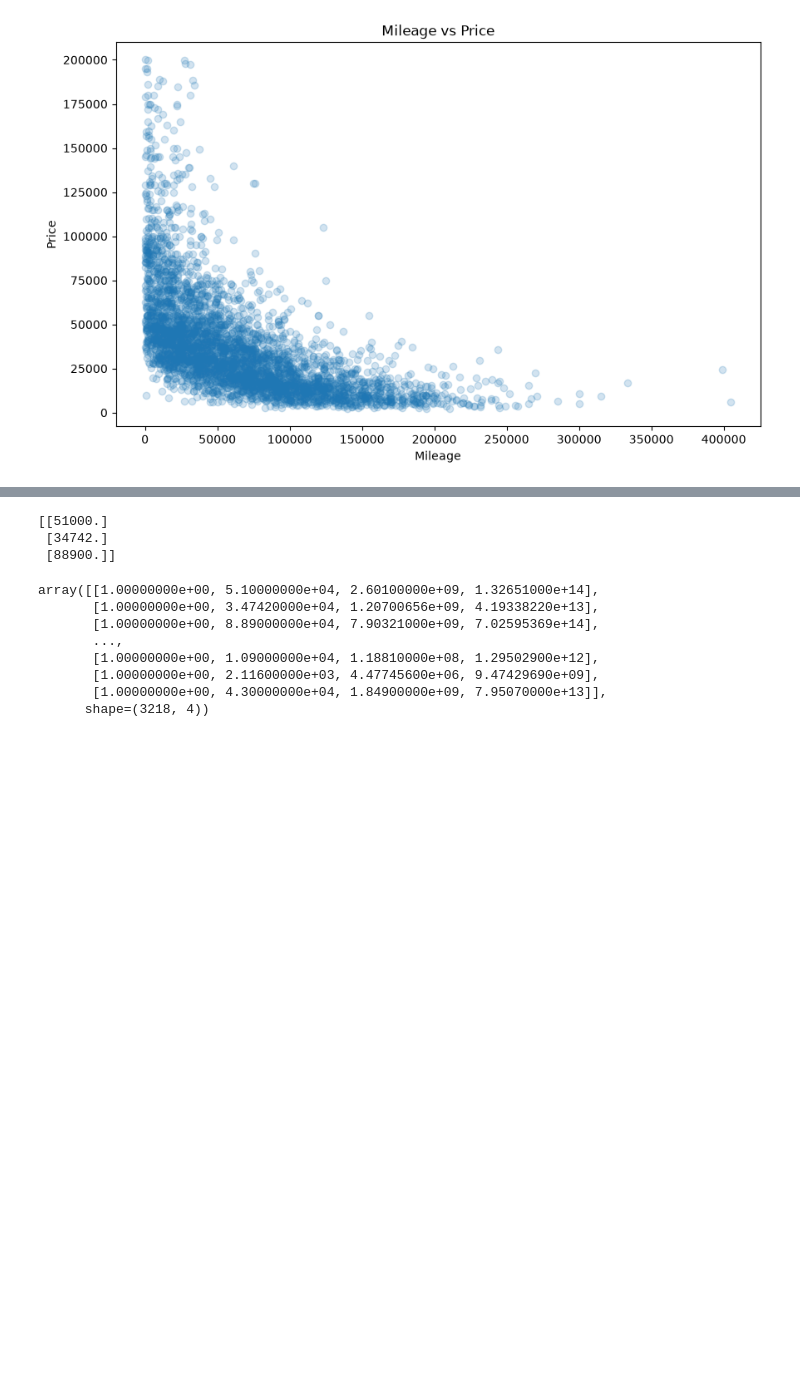
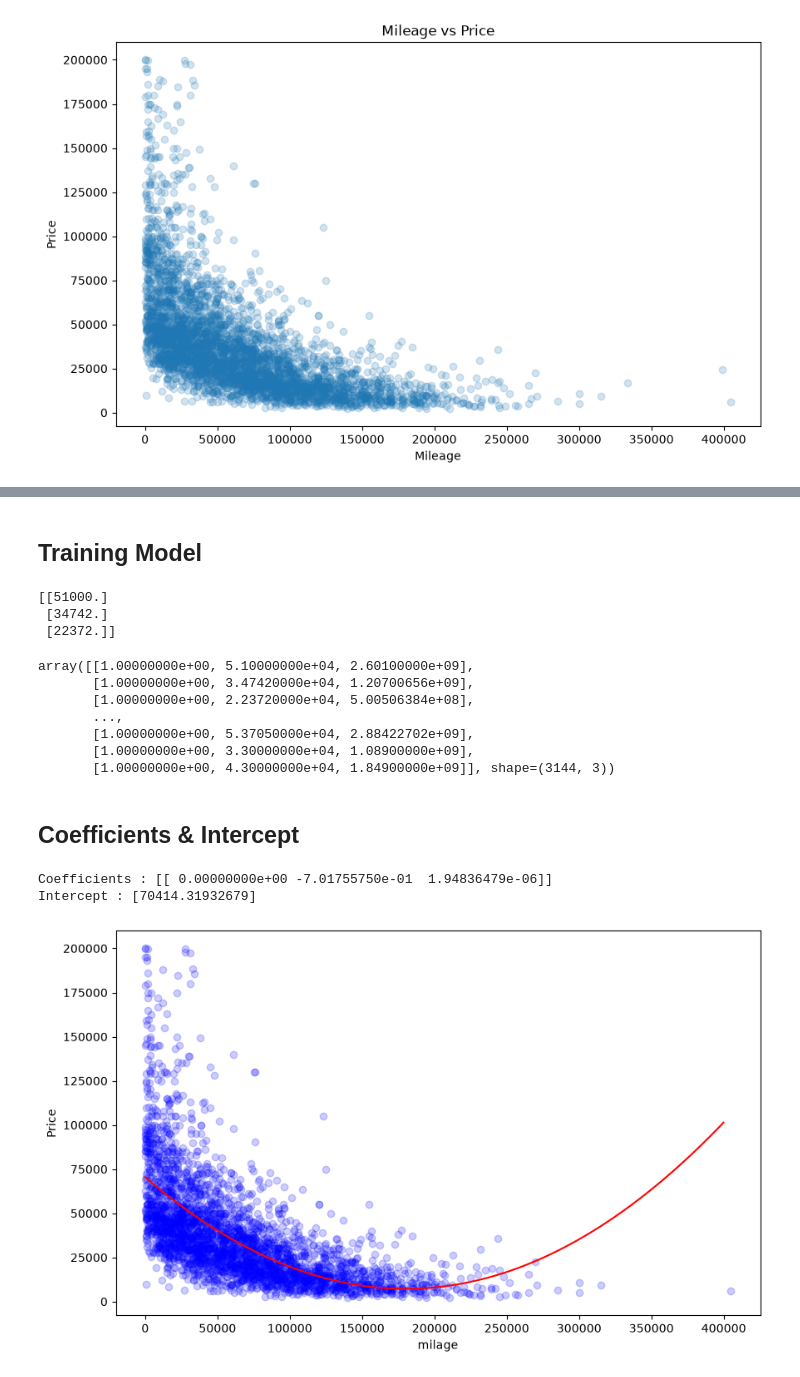
Before and after one commit to Mobin-Madadi/car-price-prediction-ml, a Jupyter notebook: notebooks/car_price_prediction.ipynb, the cells around one changed output, grey strips where cells are left out. Drawn from its saved outputs; the diff is of its cells as text; code cells hidden in the pictures; blank space fills up the shorter version.

Commit message:
Created First Polynomial

```diff
--- a/notebooks/car_price_prediction.ipynb
+++ b/notebooks/car_price_prediction.ipynb
@@ -42,9 +42,13 @@ df['milage'] = df['milage'].str.replace(',' , '').str.replace('mi.' , '').astype
 
 df['price'] = df['price'].str.replace('$' , '').str.replace(',' , '').astype(float)
 
+
+df = df[df["price"] <= 200000].copy()
 des_price = cdf['price'].describe()
 des_milage = cdf['milage'].describe()
+
+# For model
+
 print(des_price)
 print(des_milage)
-cdf_plot = cdf[cdf['price'] < 200000]
 # %% [output]
@@ -66,7 +81,9 @@ plt.show()
 # %%
 msk = np.random.rand(len(df)) < 0.8
-train = cdf[msk]
-test = cdf[~msk]
+train = df[msk]
+test = df[~msk]
+# %% [markdown]
+## Training Model
 # %%
 from sklearn.preprocessing import PolynomialFeatures
 from sklearn import linear_model
@@ -79,19 +96,44 @@ test_y = np.asanyarray(test[['price']])
 
 print(train_x[:3])
 
-poly = PolynomialFeatures(degree = 3)
+poly = PolynomialFeatures(degree = 2)
 
 train_x_poly = poly.fit_transform(train_x)
 train_x_poly
 # %% [output]
 [[51000.]
  [34742.]
- [88900.]]
+ [22372.]]
-array([[1.00000000e+00, 5.10000000e+04, 2.60100000e+09, 1.32651000e+14],
-       [1.00000000e+00, 3.47420000e+04, 1.20700656e+09, 4.19338220e+13],
-       [1.00000000e+00, 8.89000000e+04, 7.90321000e+09, 7.02595369e+14],
+array([[1.00000000e+00, 5.10000000e+04, 2.60100000e+09],
+       [1.00000000e+00, 3.47420000e+04, 1.20700656e+09],
+       [1.00000000e+00, 2.23720000e+04, 5.00506384e+08],
        ...,
-       [1.00000000e+00, 1.09000000e+04, 1.18810000e+08, 1.29502900e+12],
-       [1.00000000e+00, 2.11600000e+03, 4.47745600e+06, 9.47429690e+09],
-       [1.00000000e+00, 4.30000000e+04, 1.84900000e+09, 7.95070000e+13]],
-      shape=(3218, 4))
+       [1.00000000e+00, 5.37050000e+04, 2.88422702e+09],
+       [1.00000000e+00, 3.30000000e+04, 1.08900000e+09],
+       [1.00000000e+00, 4.30000000e+04, 1.84900000e+09]], shape=(3144, 3))
+# %% [markdown]
+## Coefficients & Intercept
+# %%
+clf = linear_model.LinearRegression()
+train_y_ = clf.fit(train_x_poly , train_y)
+
+print('Coefficients :' , clf.coef_)
+print('Intercept :' , clf.intercept_)
+# %% [output]
+Coefficients : [[ 0.00000000e+00 -7.01755750e-01  1.94836479e-06]]
+Intercept : [70414.31932679]
+# %%
+plt.figure(figsize = (10 , 6))
+
+plt.scatter(train.milage , train.price , color = 'blue' , alpha = 0.2)
+
+XX = np.arange(0 , 400000 , 100)
+YY = clf.intercept_[0] + clf.coef_[0][1] * train.milage + clf.coef_[0][2] * np.power(train.milage , 2)
+
+plt.plot(XX , YY , 'r-')
+plt.ylabel('Price')
+plt.xlabel('milage')
+
+plt.show()
+# %% [output]
+[figure, added]
```
Also changed, not shown: parts of 4 cells of this notebook.
